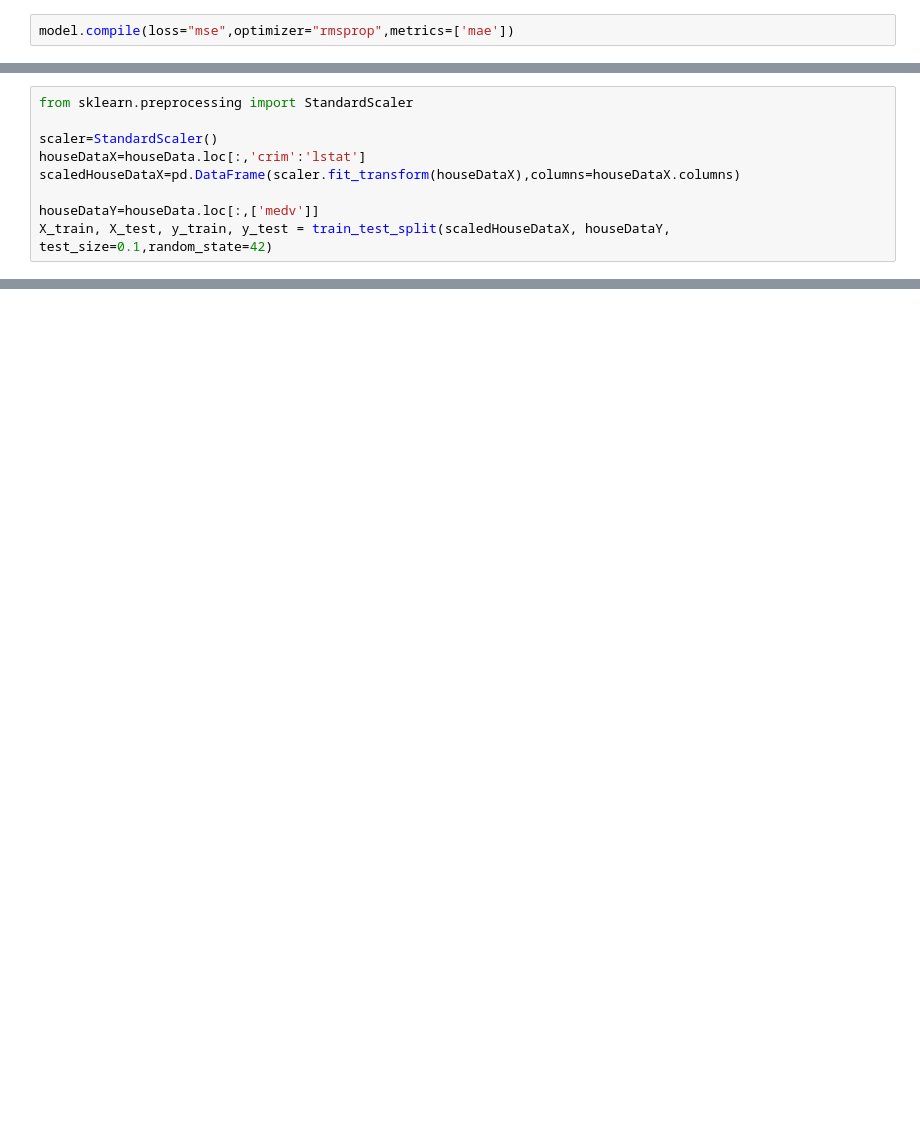
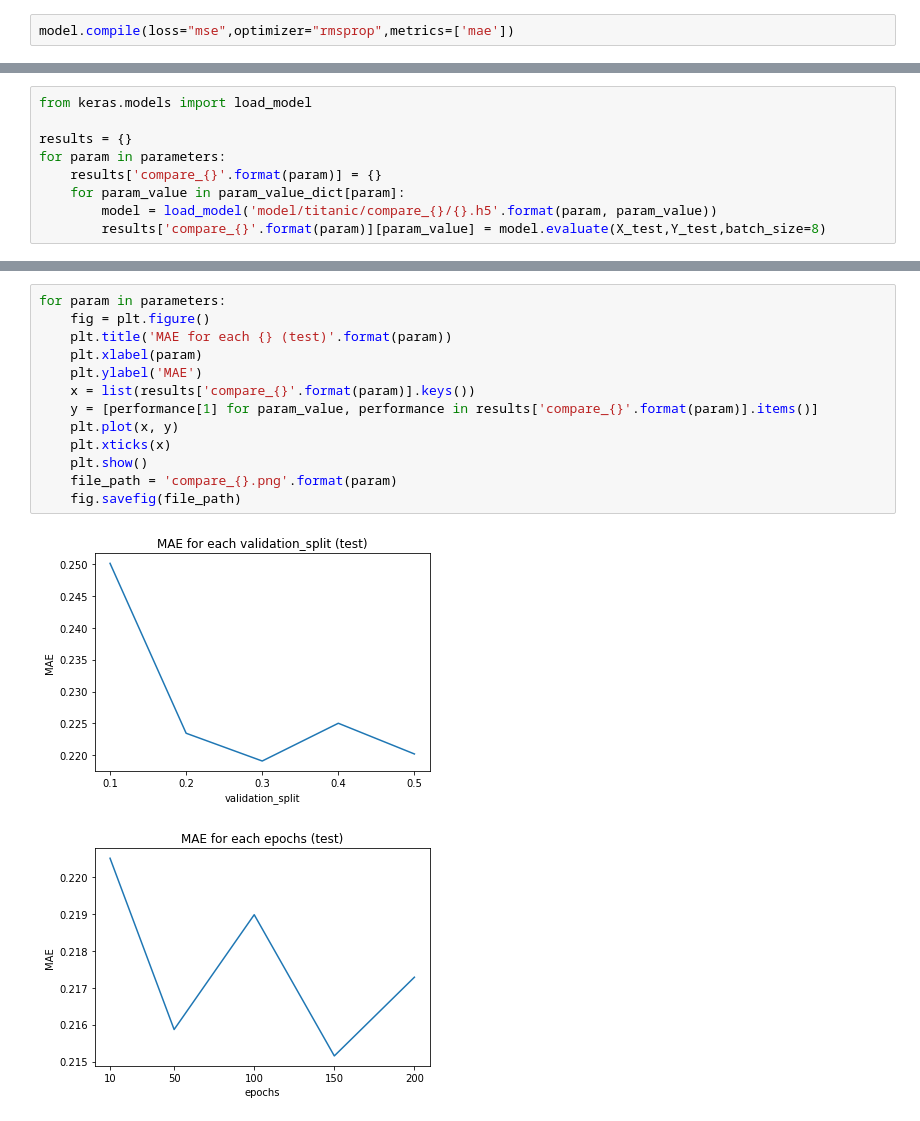
Before and after one commit to sy-app/mmsl-20220127, a Jupyter notebook: workspace/src/hw/dlr.ipynb, the cells around one changed output, grey strips where cells are left out. Cells and saved outputs as stored; diff of their text form; blank space fills up the shorter version.

```diff
--- a/workspace/src/hw/dlr.ipynb
+++ b/workspace/src/hw/dlr.ipynb
@@ -103,9 +160,0 @@ model.evaluate(X_test,y_test,batch_size=8)
-# %%
-from sklearn.preprocessing import StandardScaler
-
-scaler=StandardScaler()
-houseDataX=houseData.loc[:,'crim':'lstat']
-scaledHouseDataX=pd.DataFrame(scaler.fit_transform(houseDataX),columns=houseDataX.columns)
-
-houseDataY=houseData.loc[:,['medv']]
-X_train, X_test, y_train, y_test = train_test_split(scaledHouseDataX, houseDataY, test_size=0.1,random_state=42)
@@ -231,0 +161,9 @@ outputPrice.to_csv("predictedPriceOutput.csv")
+# %%
+from keras.models import load_model
+
+results = {}
+for param in parameters:
+    results['compare_{}'.format(param)] = {}
+    for param_value in param_value_dict[param]:
+        model = load_model('model/titanic/compare_{}/{}.h5'.format(param, param_value))
+        results['compare_{}'.format(param)][param_value] = model.evaluate(X_test,Y_test,batch_size=8)
@@ -231,0 +204,16 @@ outputPrice.to_csv("predictedPriceOutput.csv")
+# %%
+for param in parameters:
+    fig = plt.figure()
+    plt.title('MAE for each {} (test)'.format(param))
+    plt.xlabel(param)
+    plt.ylabel('MAE')
+    x = list(results['compare_{}'.format(param)].keys())
+    y = [performance[1] for param_value, performance in results['compare_{}'.format(param)].items()]
+    plt.plot(x, y)
+    plt.xticks(x)
+    plt.show()
+    file_path = 'compare_{}.png'.format(param)
+    fig.savefig(file_path)
+# %% [output]
+[figure, added]
+[figure, added]
```
Also changed, not shown: parts of 26 cells of this notebook, 6 other files.
